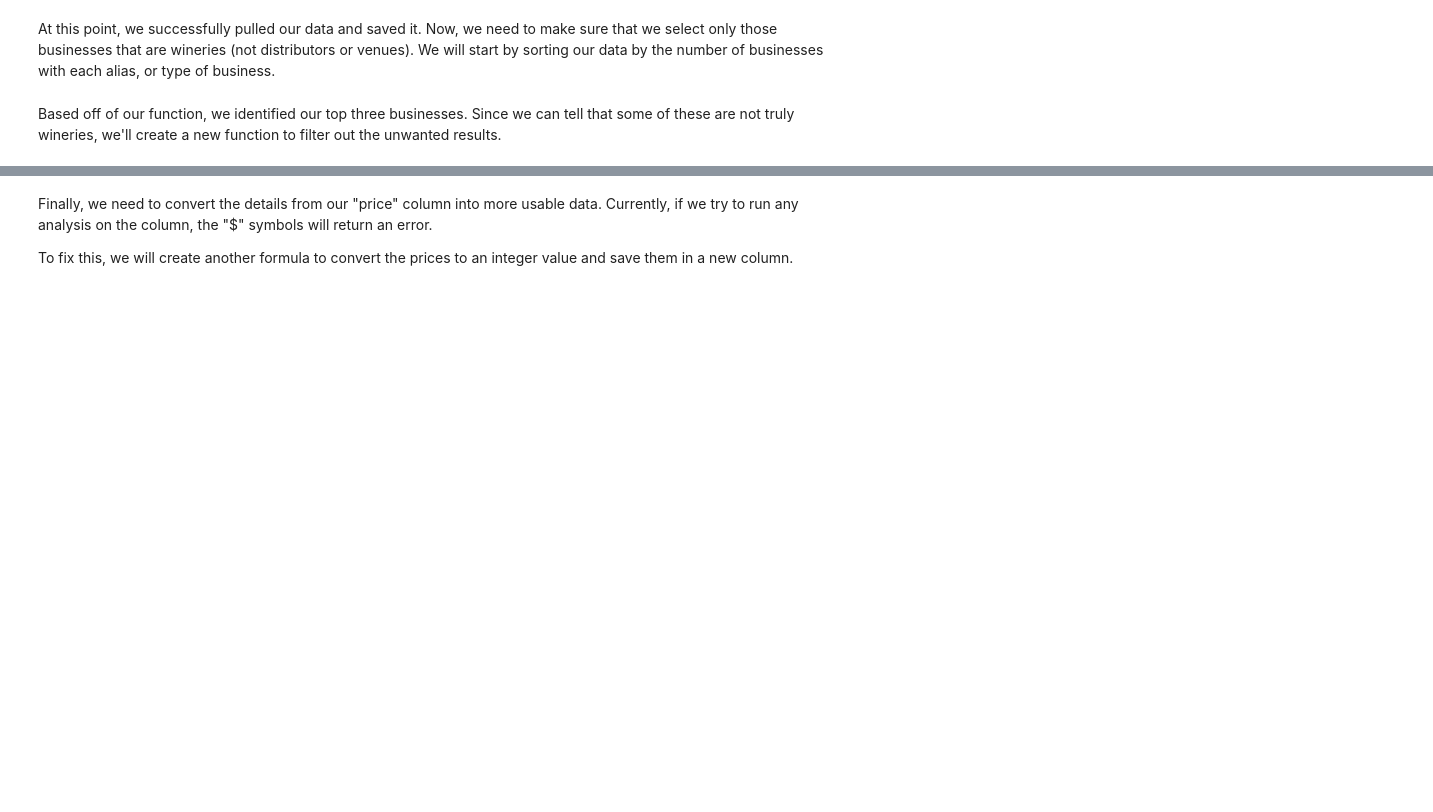
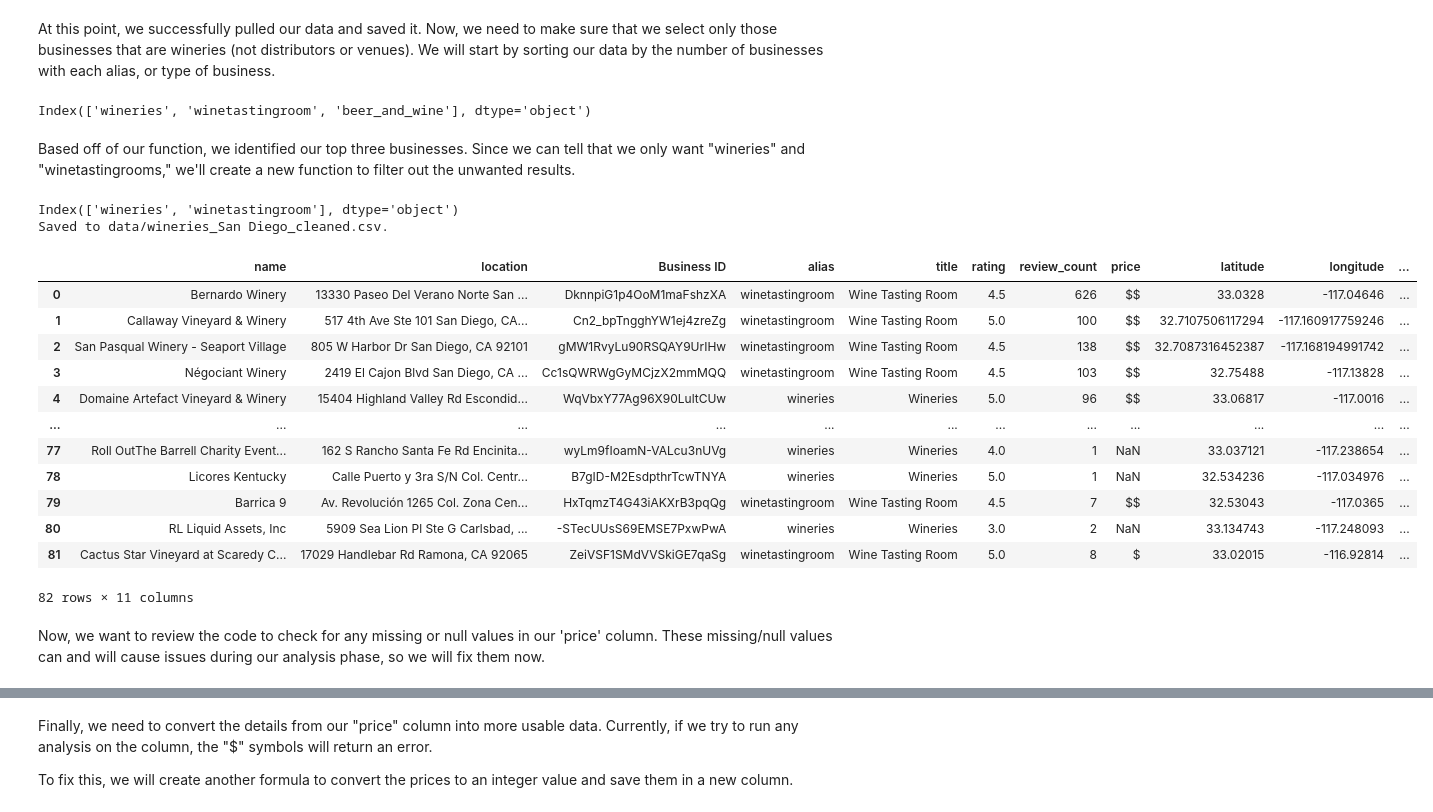
Before and after one commit to pleasecallmejax/Phase-1-Project, a Jupyter notebook: 1 ETL - Updated.ipynb, the cells around one changed output, grey strips where cells are left out. Cells and saved outputs as stored; diff of their text form; code cells hidden in the pictures; blank space fills up the shorter version.

Commit message:
Correcting price column in ETL jnb

```diff
--- a/1 ETL - Updated.ipynb
+++ b/1 ETL - Updated.ipynb
@@ -16,6 +16,16 @@ import json
 # Data exploration and statistics
 import pandas as pd
 import numpy as np
+
+# Accessing Yelp API for data
+import requests
+
+# Opening secret folder for Yelp API key
+with open(r'C:\Users\bmcca\.secret\yelp_api.json') as f:
+    keys = json.load(f)
+
+client_id = keys['id']
+yelp_key = keys['key']
 # %% [markdown]
 # Business Data
 # %% [markdown]
@@ -168,11 +185,15 @@ def identify_top_aliases(raw_data = None):
 
     alias_index = df1['alias'].value_counts()[:3].index
     print(alias_index)
+# %%
+identify_top_aliases(raw_data = 'data/wineries_San Diego.csv')
+# %% [output]
+Index(['wineries', 'winetastingroom', 'beer_and_wine'], dtype='object')
 # %% [markdown]
-Based off of our function, we identified our top three businesses. Since we can tell that some of these are not truly wineries, we'll create a new function to filter out the unwanted results.
+Based off of our function, we identified our top three businesses. Since we can tell that we only want "wineries" and "winetastingrooms," we'll create a new function to filter out the unwanted results.
 # %%
-def top_two_aliases(raw_data = None):
-    '''- Requires an existing .csv file
+def top_two_aliases(raw_data = None, location_name = ''):
+    '''- Requires an existing .csv file and name of location.
     - Takes raw business data from the Yelp API and filters for the top two
     aliases (focusing on "wineries" and "winetastingrooms").
     '''
@@ -191,8 +212,30 @@ def top_two_aliases(raw_data = None):
     df2.reset_index(drop=True, inplace=True)
 
     # Save results
-    df2.to_csv('data/wineries_cleaned.csv',index = False)
+    new_file_name = 'data/wineries_' + location_name + '_cleaned.csv'
+    df2.to_csv(new_file_name,index = False)
 
-    print("Saved to 'data/wineries_cleaned.csv'")
+    print(f"Saved to {new_file_name}.")
 
     return df2
+# %%
+top_two_aliases(raw_data = 'data/wineries_San Diego.csv',
+                location_name = 'San Diego')
+# %% [output]
+Index(['wineries', 'winetastingroom'], dtype='object')
+Saved to data/wineries_San Diego_cleaned.csv.
+|  | name | location | Business ID | alias | title | rating | review_count | price | latitude | longitude | ... |
+| 0 | Bernardo Winery | 13330 Paseo Del Verano Norte San ... | DknnpiG1p4OoM1maFshzXA | winetastingroom | Wine Tasting Room | 4.5 | 626 | $$ | 33.0328 | -117.04646 | ... |
+| 1 | Callaway Vineyard & Winery | 517 4th Ave Ste 101 San Diego, CA... | Cn2_bpTngghYW1ej4zreZg | winetastingroom | Wine Tasting Room | 5.0 | 100 | $$ | 32.7107506117294 | -117.160917759246 | ... |
+| 2 | San Pasqual Winery - Seaport Village | 805 W Harbor Dr San Diego, CA 92101 | gMW1RvyLu90RSQAY9UrIHw | winetastingroom | Wine Tasting Room | 4.5 | 138 | $$ | 32.7087316452387 | -117.168194991742 | ... |
+| 3 | Négociant Winery | 2419 El Cajon Blvd San Diego, CA ... | Cc1sQWRWgGyMCjzX2mmMQQ | winetastingroom | Wine Tasting Room | 4.5 | 103 | $$ | 32.75488 | -117.13828 | ... |
+| 4 | Domaine Artefact Vineyard & Winery | 15404 Highland Valley Rd Escondid... | WqVbxY77Ag96X90LultCUw | wineries | Wineries | 5.0 | 96 | $$ | 33.06817 | -117.0016 | ... |
+| ... | ... | ... | ... | ... | ... | ... | ... | ... | ... | ... | ... |
+| 77 | Roll OutThe Barrell Charity Event... | 162 S Rancho Santa Fe Rd Encinita... | wyLm9fIoamN-VALcu3nUVg | wineries | Wineries | 4.0 | 1 | NaN | 33.037121 | -117.238654 | ... |
+| 78 | Licores Kentucky | Calle Puerto y 3ra S/N Col. Centr... | B7gID-M2EsdpthrTcwTNYA | wineries | Wineries | 5.0 | 1 | NaN | 32.534236 | -117.034976 | ... |
+| 79 | Barrica 9 | Av. Revolución 1265 Col. Zona Cen... | HxTqmzT4G43iAKXrB3pqQg | winetastingroom | Wine Tasting Room | 4.5 | 7 | $$ | 32.53043 | -117.0365 | ... |
+| 80 | RL Liquid Assets, Inc | 5909 Sea Lion Pl Ste G Carlsbad, ... | -STecUUsS69EMSE7PxwPwA | wineries | Wineries | 3.0 | 2 | NaN | 33.134743 | -117.248093 | ... |
+| 81 | Cactus Star Vineyard at Scaredy C... | 17029 Handlebar Rd Ramona, CA 92065 | ZeiVSF1SMdVVSkiGE7qaSg | winetastingroom | Wine Tasting Room | 5.0 | 8 | $ | 33.02015 | -116.92814 | ... |
+82 rows × 11 columns
+# %% [markdown]
+Now, we want to review the code to check for any missing or null values in our 'price' column. These missing/null values can and will cause issues during our analysis phase, so we will fix them now.
```
Also changed, not shown: parts of 10 cells of this notebook, 2 other files.
